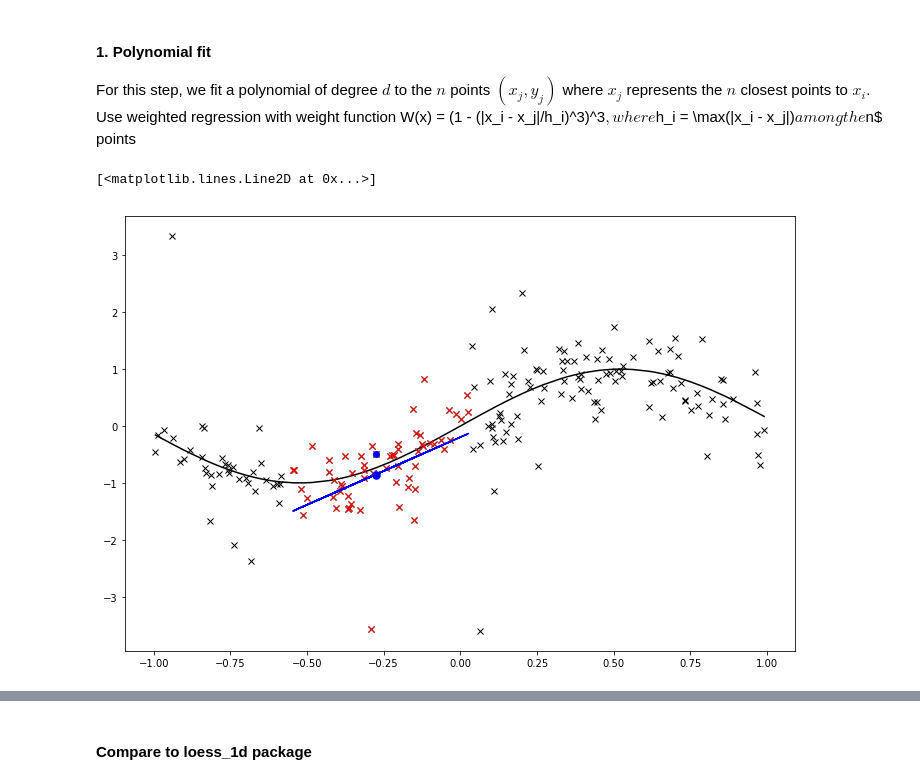
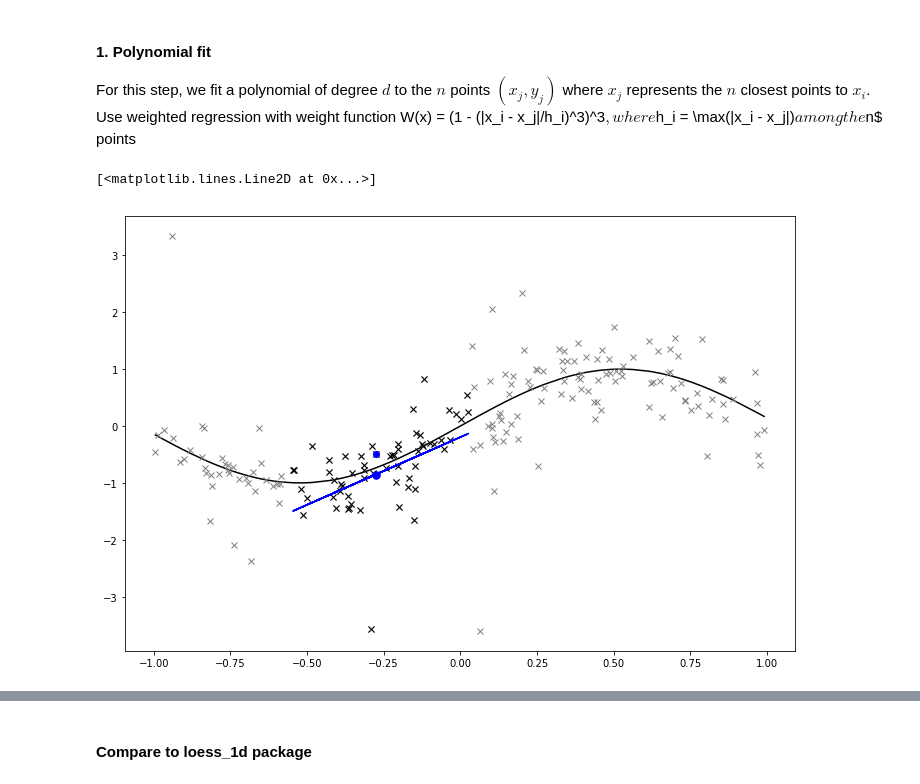
Before and after one commit to mnlevy1981/MARBL-notebooks, a Jupyter notebook: Loess step by step.ipynb, the cells around one changed output, grey strips where cells are left out. Cells and saved outputs as stored; diff of their text form; code cells hidden in the pictures.

```diff
--- a/Loess step by step.ipynb
+++ b/Loess step by step.ipynb
@@ -91,31 +91,31 @@ def RMSE(est_val, true_val):
 # %%
 # Choose n and d
 n = 60 # 30% of tot_points
 d = 1  # We will use linear regression
 
 # Pick a point ~1/3 of the way into the domain
 i = tot_points//3
 
 betas, xj, yj = polyfit_at_point_i(x, y_eval, i, n, d)
 
 yhati = 0
 yhat = np.zeros(xj.shape)
 for p, beta in enumerate(betas):
     yhati += beta * (x[i]**p)
     yhat  += beta * (xj**p)
 
 # True distribution is solid black
 plt.plot(x, y_true, 'k')
-# Sampled data in black x
-plt.plot(x, y_eval, 'kx')
-# Sampled data used for local regression in red x
-plt.plot(xj, yj, 'rx')
+# Sampled data is gray x
+plt.plot(x, y_eval, 'x', color="grey")
+# Sampled data used for local regression is black x
+plt.plot(xj, yj, 'kx')
 # Node i in red dot
 plt.plot(x[i], y_eval[i], 'bo')
 # Local polynomial fit in solid blue
 plt.plot(xj, yhat, 'b')
 # Estimated value at x[i] is big blue *
 plt.plot(x[i], yhati, 'bo', markersize=7.5)
 # %% [output]
 [<matplotlib.lines.Line2D at 0x...>]
-[figure, old version]
+[figure, new version]
```
Also changed, not shown: parts of 9 cells of this notebook.
